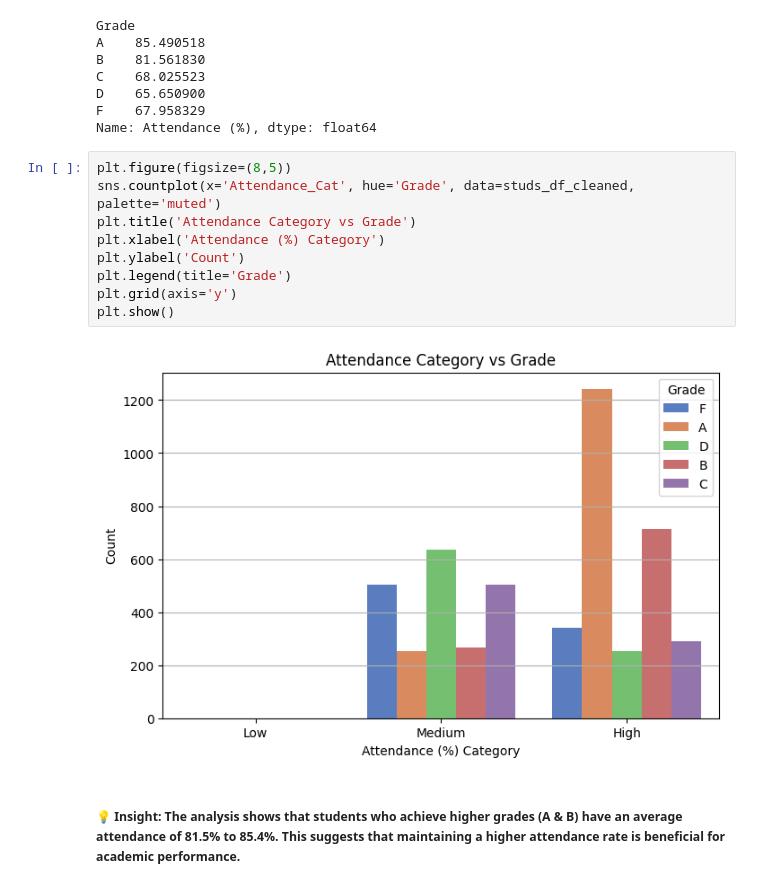
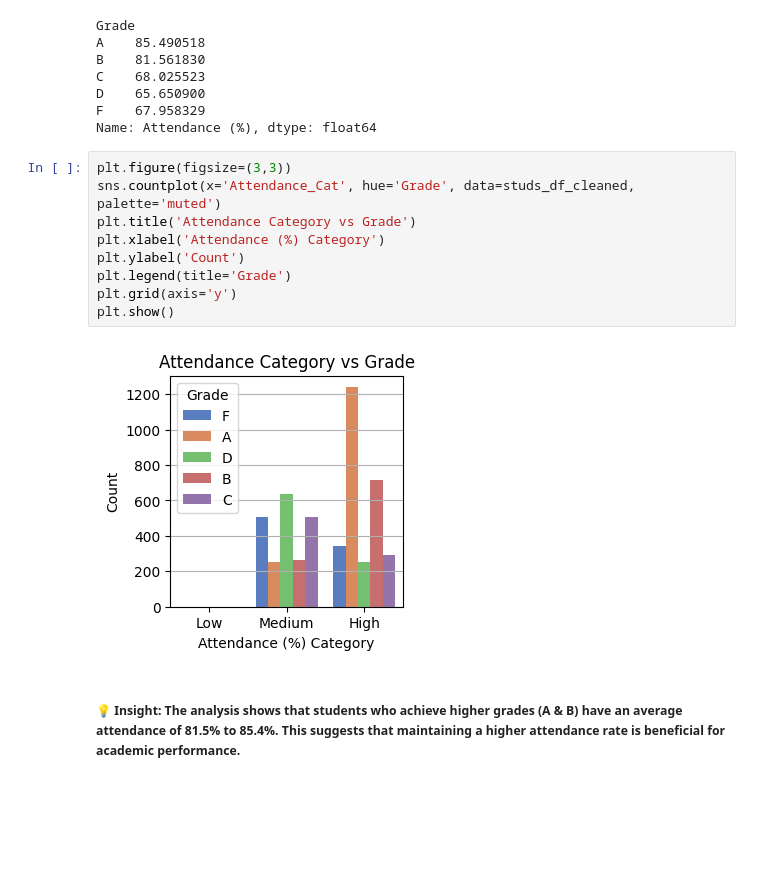
Before and after one commit to AbdallahGasem/Student-Performance-Analysis, a Jupyter notebook: EDA.ipynb, the cells around one changed output. Drawn from its saved outputs; the diff is of its cells as text; blank space fills up the shorter version.

```diff
--- a/EDA.ipynb
+++ b/EDA.ipynb
@@ -1038,16 +1047,16 @@ D    65.650900
 F    67.958329
 Name: Attendance (%), dtype: float64
 # %%
-plt.figure(figsize=(8,5))
+plt.figure(figsize=(3,3))
 sns.countplot(x='Attendance_Cat', hue='Grade', data=studs_df_cleaned, palette='muted')
 plt.title('Attendance Category vs Grade')
 plt.xlabel('Attendance (%) Category')
 plt.ylabel('Count')
 plt.legend(title='Grade')
 plt.grid(axis='y')
 plt.show()
 # %% [output]
-[figure, old version]
+[figure, new version]
 # %% [markdown]
 ##### 💡 **Insight:** The analysis shows that students who achieve higher grades (A & B) have an average attendance of 81.5% to 85.4%. This suggests that maintaining a higher attendance rate is beneficial for academic performance.
 # %% [markdown]
```
Also changed, not shown: parts of 9 cells of this notebook, 4 other files.
